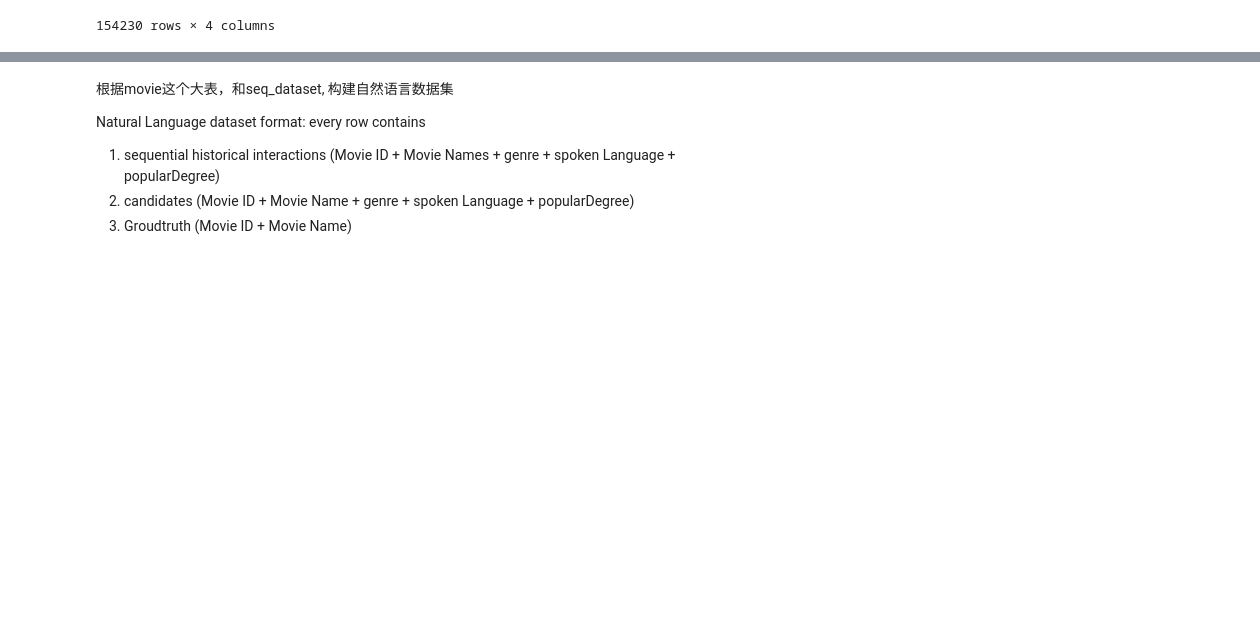
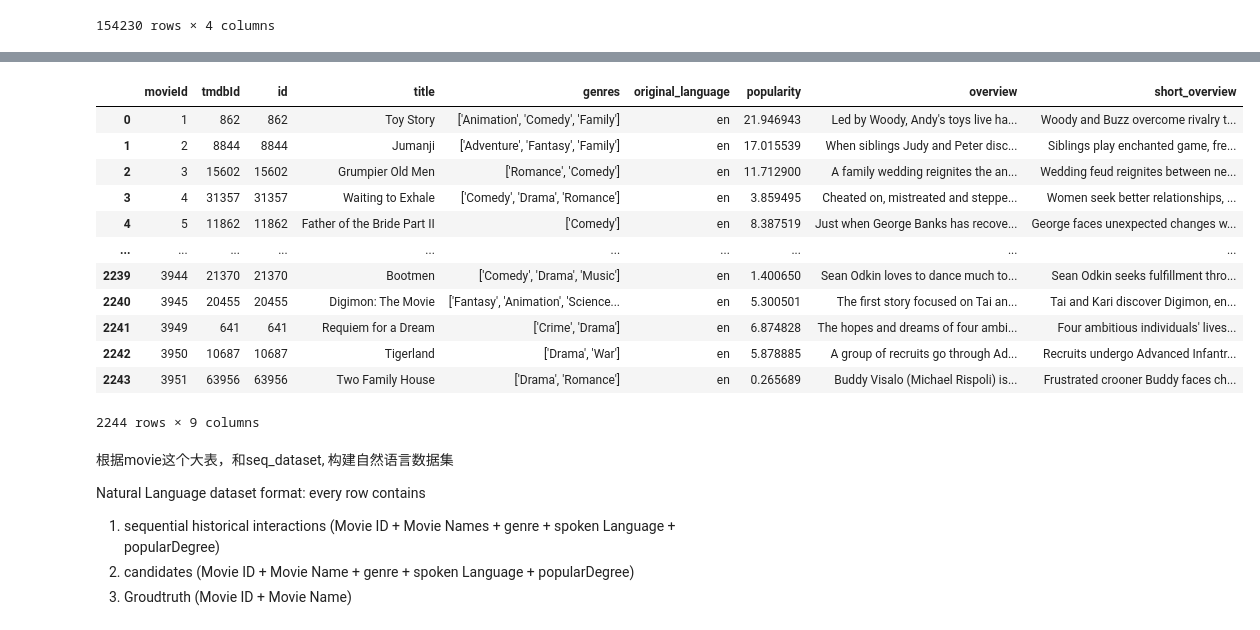
Before and after one commit to Arlene036/LLM4FairRec, a Jupyter notebook: data_preprocess.ipynb, the cells around one changed output, grey strips where cells are left out. Saved outputs shown, nothing was run; the diff lists cells and outputs as text; code cells hidden in the pictures; blank space fills up the shorter version.

Commit message:
“dataset”

```diff
--- a/data_preprocess.ipynb
+++ b/data_preprocess.ipynb
@@ -163,3 +295,21 @@ seq_dataset.to_csv('dataset/movielens_1M/sequential_top10_filtered.csv', index=F
+# %%
+filtered_movies=pd.read_csv("dataset/movielens_1M/used_movies.csv")
+# %%
+filtered_movies
+# %% [output]
+|  | movieId | tmdbId | id | title | genres | original_language | popularity | overview | short_overview |
+| 0 | 1 | 862 | 862 | Toy Story | ['Animation', 'Comedy', 'Family'] | en | 21.946943 | Led by Woody, Andy's toys live ha... | Woody and Buzz overcome rivalry t... |
+| 1 | 2 | 8844 | 8844 | Jumanji | ['Adventure', 'Fantasy', 'Family'] | en | 17.015539 | When siblings Judy and Peter disc... | Siblings play enchanted game, fre... |
+| 2 | 3 | 15602 | 15602 | Grumpier Old Men | ['Romance', 'Comedy'] | en | 11.712900 | A family wedding reignites the an... | Wedding feud reignites between ne... |
+| 3 | 4 | 31357 | 31357 | Waiting to Exhale | ['Comedy', 'Drama', 'Romance'] | en | 3.859495 | Cheated on, mistreated and steppe... | Women seek better relationships, ... |
+| 4 | 5 | 11862 | 11862 | Father of the Bride Part II | ['Comedy'] | en | 8.387519 | Just when George Banks has recove... | George faces unexpected changes w... |
+| ... | ... | ... | ... | ... | ... | ... | ... | ... | ... |
+| 2239 | 3944 | 21370 | 21370 | Bootmen | ['Comedy', 'Drama', 'Music'] | en | 1.400650 | Sean Odkin loves to dance much to... | Sean Odkin seeks fulfillment thro... |
+| 2240 | 3945 | 20455 | 20455 | Digimon: The Movie | ['Fantasy', 'Animation', 'Science... | en | 5.300501 | The first story focused on Tai an... | Tai and Kari discover Digimon, en... |
+| 2241 | 3949 | 641 | 641 | Requiem for a Dream | ['Crime', 'Drama'] | en | 6.874828 | The hopes and dreams of four ambi... | Four ambitious individuals' lives... |
+| 2242 | 3950 | 10687 | 10687 | Tigerland | ['Drama', 'War'] | en | 5.878885 | A group of recruits go through Ad... | Recruits undergo Advanced Infantr... |
+| 2243 | 3951 | 63956 | 63956 | Two Family House | ['Drama', 'Romance'] | en | 0.265689 | Buddy Visalo (Michael Rispoli) is... | Frustrated crooner Buddy faces ch... |
+2244 rows × 9 columns
 # %% [markdown]
 根据movie这个大表，和seq_dataset, 构建自然语言数据集
 
```
Also changed, not shown: parts of 15 cells of this notebook, 6 other files.
